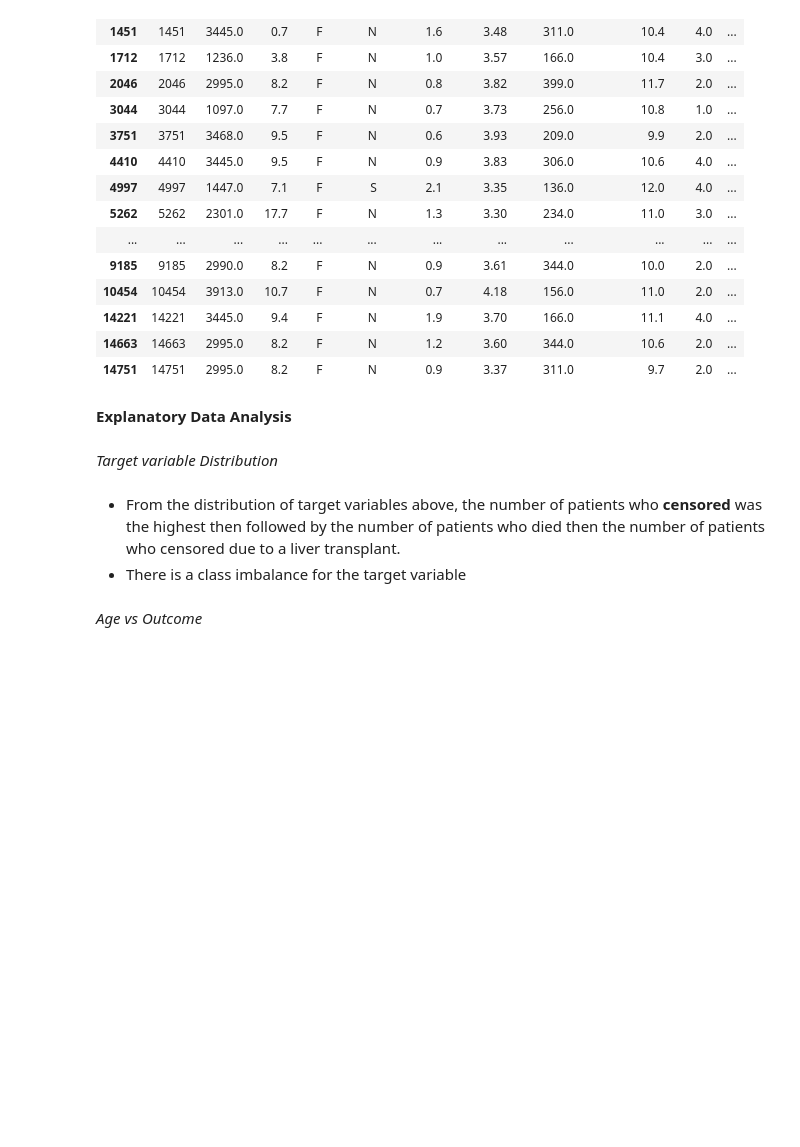
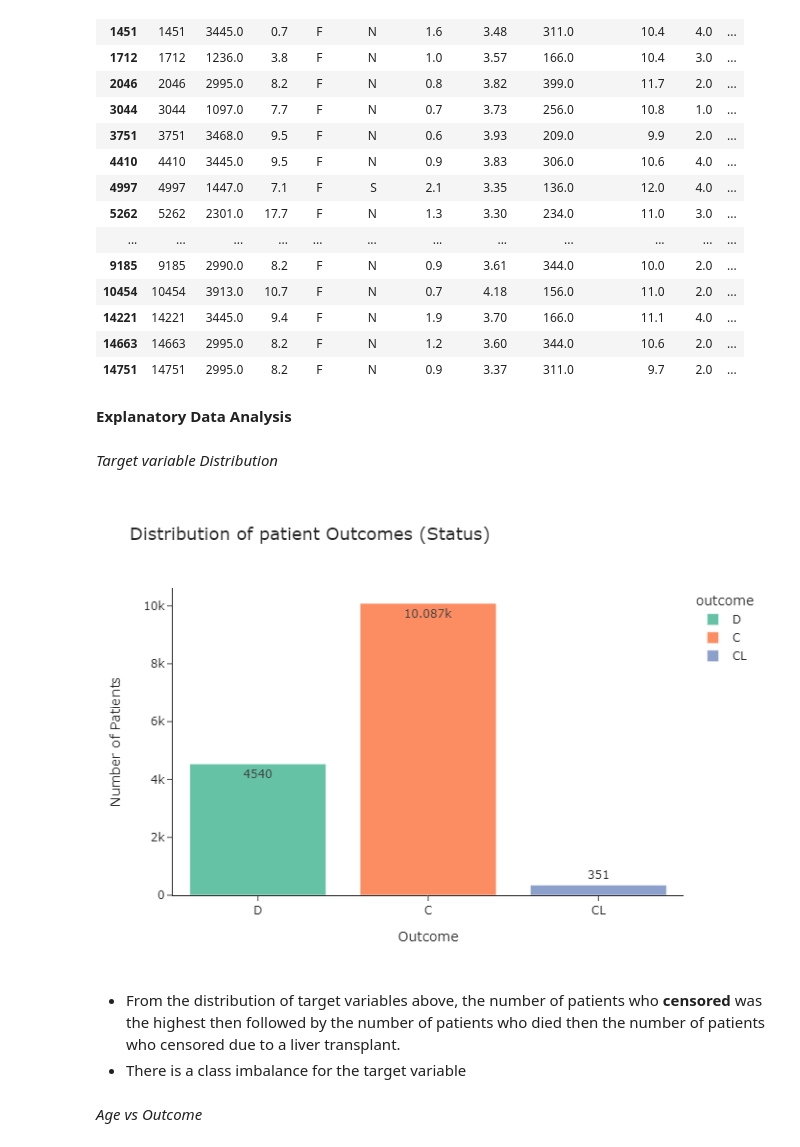
Before and after one commit to ChristabelAtieno/liver-cirrhosis-prediction, a Jupyter notebook: liverCirrhosisproject.ipynb, the cells around one changed output. Cells and saved outputs as stored; diff of their text form; code cells hidden in the pictures; blank space fills up the shorter version.

```diff
--- a/liverCirrhosisproject.ipynb
+++ b/liverCirrhosisproject.ipynb
@@ -178,17 +185,21 @@ train = train[(train['Age'] >= 10.0) & (train['Age'] <= 120.0)]
 # %%
 # Target variable Distribution
 
 fig = px.histogram(train,
                    x='Status',
                    color='Status',
                    title='Distribution of patient Outcomes (Status)',
                    labels={'Status':'outcome', 'count':'Number of Patients'},
                    text_auto=True,
                    color_discrete_sequence=px.colors.qualitative.Set2)
 
 fig.update_layout(title_font_size=18,
                   xaxis=dict(title='Outcome'),
                   yaxis=dict(title='Number of Patients'),
                   bargap=0.2,
                   template='simple_white')
-fig.show()
+#ig.show()
+fig.write_image("status_distribution.png")
+Image("status_distribution.png")
+# %% [output]
+[figure, added]
```
Also changed, not shown: parts of 14 cells of this notebook, 9 other files.
